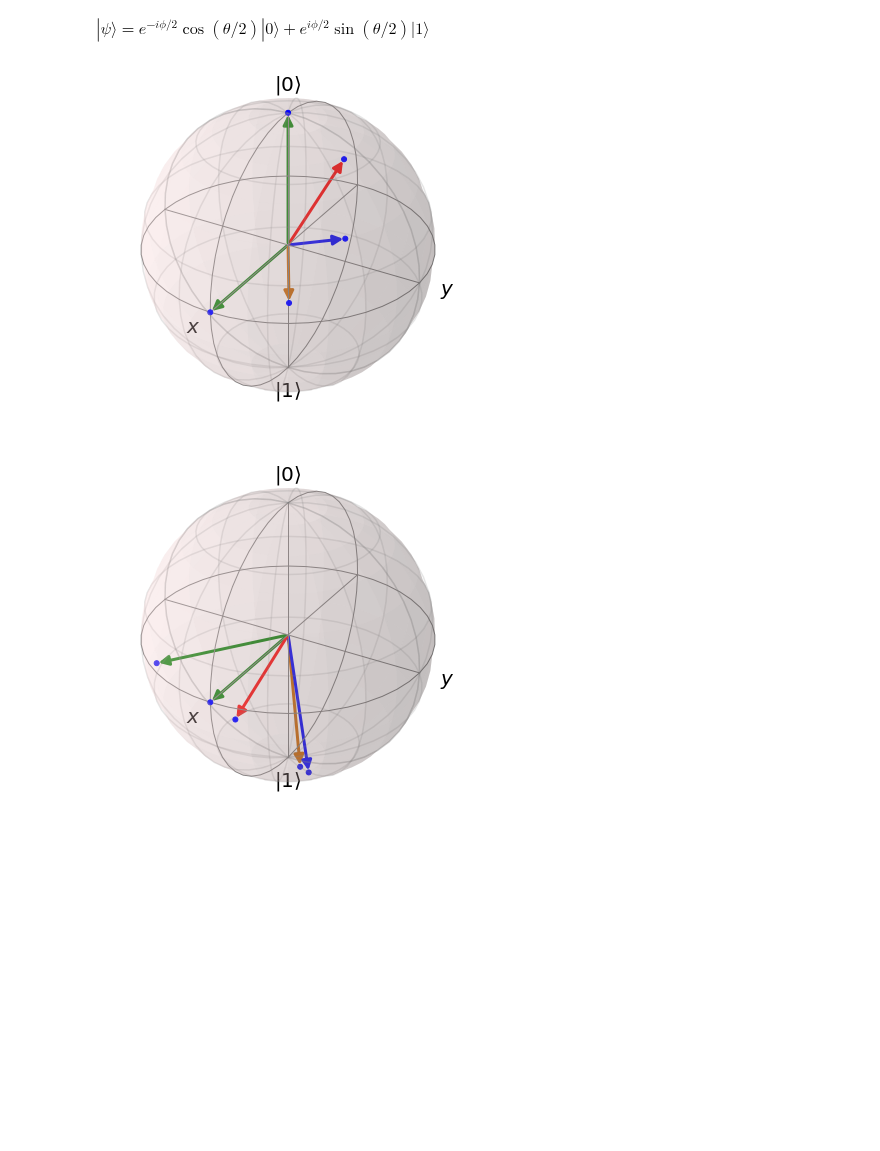
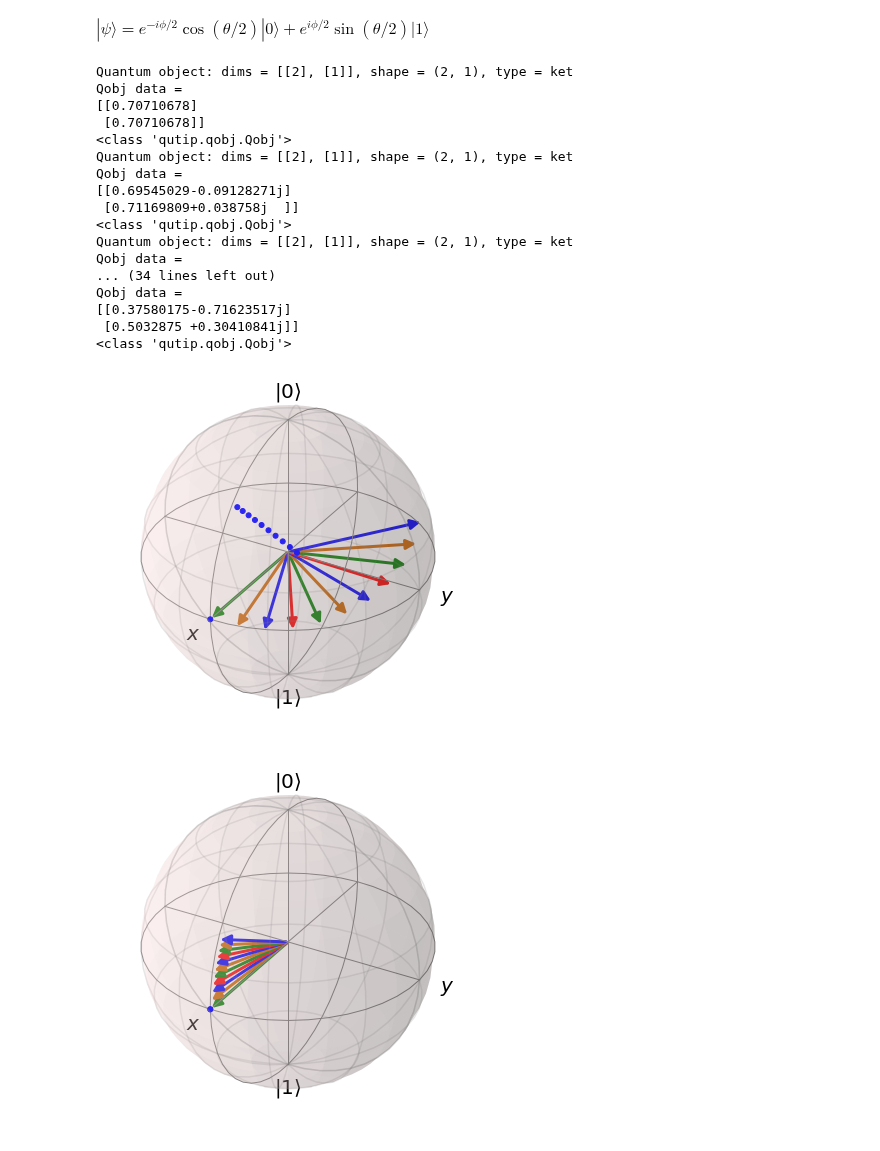
Before and after one commit to Sultanow/quantum, a Jupyter notebook: bloch_sphere/playground.ipynb, the cells around one changed output. Saved outputs shown, nothing was run; the diff lists cells and outputs as text; code cells hidden in the pictures; blank space fills up the shorter version.

```diff
--- a/bloch_sphere/playground.ipynb
+++ b/bloch_sphere/playground.ipynb
@@ -26,13 +26,15 @@ def to_cartesian(polar):
 # %%
 # SO(3) rotation matrix contains a total of three parameters theta,  phi, delta
 def rn_so3(state, θ, ϕ, δ):
+    print(state)
     rn_mat = qt.Qobj(
         [[np.cos(δ/2) - (0+1j)*np.cos(θ)*np.sin(δ/2),
           -(0+1j)*np.exp(-(0+1j)*ϕ)*np.sin(δ/2)*np.sin(θ)],
          [-(0+1j)*np.exp((0+1j)*ϕ)*np.sin(δ/2)*np.sin(θ),
           np.cos(δ/2) + (0+1j)*np.cos(θ)*np.sin(δ/2)]]
         )
-    r_state = (rn_mat*state)*(rn_mat*state).dag()
+    r_state = (rn_mat*state)
+    print(type(rn_mat*state))
     return r_state
 
 #SU(2) rotation
@@ -47,8 +49,7 @@ def rn_su2(state, θ, nx, ny, nz):
     return r_state
 
 #SU(2) composed rotation
-def rn_su2_composed(state, θ
-, ϕ, δ):
+def rn_su2_composed(state, θ, ϕ, δ):
     Ψ = [state.data[0,0], state.data[1,0]]
     arr = to_spherical(Ψ)
     s_θ = arr[1]
@@ -59,7 +60,7 @@ def rn_su2_composed(state, θ
          [1j*np.sin(ϕ/2)*np.exp(1j/2*(δ-θ)), np.cos(ϕ/2)*np.exp(-1j/2*(θ+δ))]]
         )
     r_state = U_n*M_q*U_n.dag()
-    return r_state
+    return qt.Qobj(np.sqrt(np.diag(r_state)))
 # %%
 b_so3 = qt.Bloch()
 b_so3.clear()
@@ -86,38 +87,56 @@ pnt = to_cartesian(polar)
 points_so3.append(pnt)
 points_su2.append(pnt)
 
 rotated_so3 = state
 rotated_su2 = state
-for i in range(0,4):
-    rotated_so3 = rn_so3(rotated_so3, np.pi/4, 0, np.pi/4)
+for i in range(0,10):
+    rotated_so3 = rn_so3(rotated_so3, 0.4, 0.3, 0.2)
     pnt_so3 = [(qt.sigmax()*rotated_so3).tr(), (qt.sigmay()*rotated_so3).tr(), (qt.sigmaz()*rotated_so3).tr()]
     states_so3.append(rotated_so3)
+
     points_so3.append(pnt_so3)
 
     #rotated_su2 = rn_su2(rotated_su2, np.pi/4, 0, 0, 1)
 
     #um z
     #rotated_su2 = rn_su2_composed(rotated_su2, 0, 0, -np.pi/8)
     #um y
     #rotated_su2 = rn_su2_composed(rotated_su2, 0, np.pi/8, 0)
     #um z
     #rotated_su2 = rn_su2_composed(rotated_su2, -np.pi/8, 0, 0)
 
-    rotated_su2 = rn_su2_composed(rotated_su2, 0, 0, -np.pi/4)
-    rotated_su2 = rn_su2_composed(rotated_su2, 0, np.pi/4, 0)
-    pnt_su2 = [(qt.sigmax()*rotated_su2).tr(), (qt.sigmay()*rotated_su2).tr(), (qt.sigmaz()*rotated_su2).tr()]
+    rotated_su2 = rn_su2_composed(rotated_su2, 0.4, 0.3, 0.2)
+    #print(rotated_su2)
+    #pnt_su2 = [(qt.sigmax()*rotated_su2).tr(), (qt.sigmay()*rotated_su2).tr(), (qt.sigmaz()*rotated_su2).tr()]
     states_su2.append(rotated_su2)
-    points_su2.append(pnt_su2)
+    #points_su2.append(pnt_su2)
 
 b_so3.add_states(states_so3)
 np_points_so3 = np.array(points_so3)
 b_so3.add_points([np_points_so3[:,0], np_points_so3[:,1], np_points_so3[:,2]])
 b_so3.show()
 
 b_su2.add_states(states_su2)
 np_points_su2 = np.array(points_su2)
 b_su2.add_points([np_points_su2[:,0], np_points_su2[:,1], np_points_su2[:,2]])
 b_su2.show()
 # %% [output]
+Quantum object: dims = [[2], [1]], shape = (2, 1), type = ket
+Qobj data =
+[[0.70710678]
+ [0.70710678]]
+<class 'qutip.qobj.Qobj'>
+Quantum object: dims = [[2], [1]], shape = (2, 1), type = ket
+Qobj data =
+[[0.69545029-0.09128271j]
+ [0.71169809+0.038758j  ]]
+<class 'qutip.qobj.Qobj'>
+Quantum object: dims = [[2], [1]], shape = (2, 1), type = ket
+Qobj data =
+... (34 lines left out)
+Qobj data =
+[[0.37580175-0.71623517j]
+ [0.5032875 +0.30410841j]]
+<class 'qutip.qobj.Qobj'>
-[figure, old version]
+[figure, new version]
-[figure, old version]
+[figure, new version]
```
